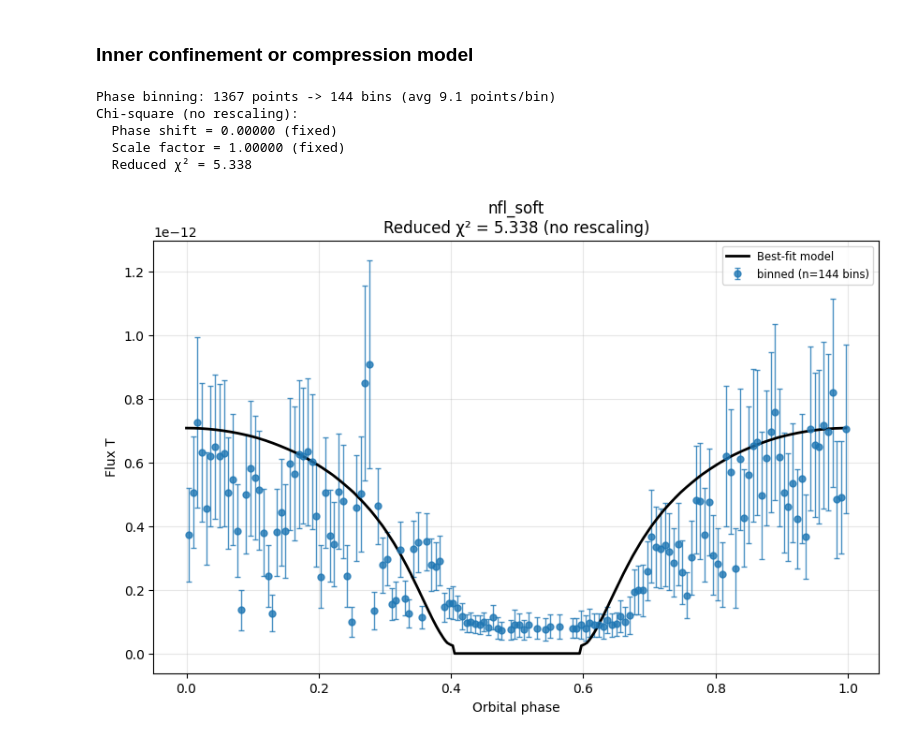
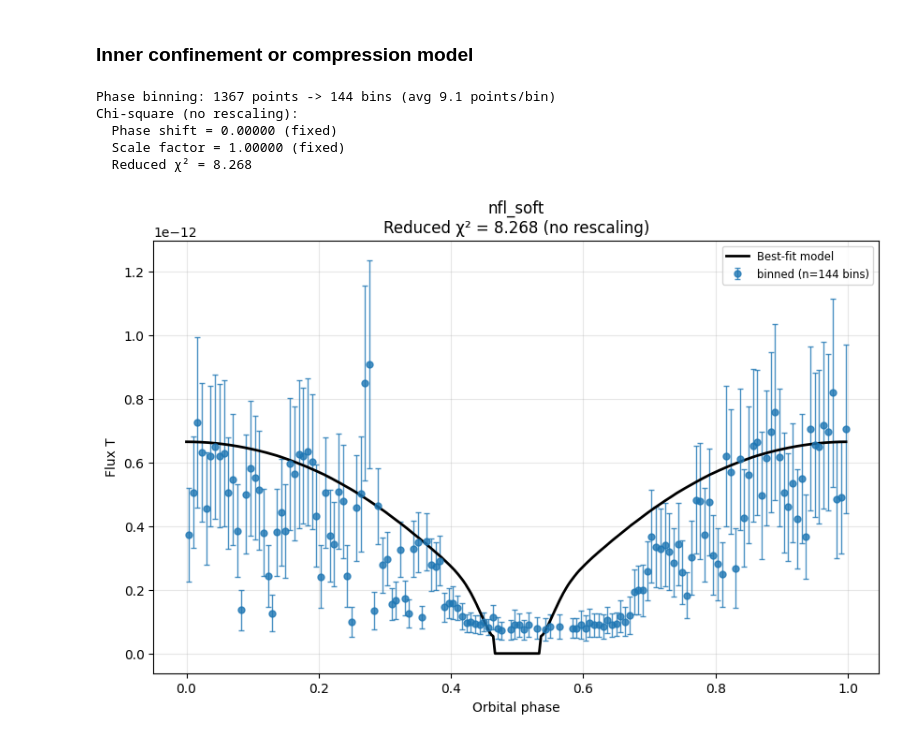
Before and after one commit to Ruchit10/XRB_LightCurve, a Jupyter notebook: xrb_toy_wind_models.ipynb, the cells around one changed output. Saved outputs shown, nothing was run; the diff lists cells and outputs as text; code cells hidden in the pictures.

```diff
--- a/xrb_toy_wind_models.ipynb
+++ b/xrb_toy_wind_models.ipynb
@@ -131,46 +131,46 @@ Chi-square (no rescaling):
 ### Inner confinement or compression model
 # %%
 # Confinement wind model
-R = 2.620185
-wind_params = {"fconf": 10.0, "ell": 0.5, "R_star": R}
+R = 7.5
+wind_params = {"fconf": 5.0, "ell": 0.6, "R_star": R}
 sim_df = simulate_lightcurve(
         r=0.074665,
         R=R,
-        d1=2.23,
-        d2=1.70,
+        d1=7.23,
+        d2=6.70,
         gma0=-90,
-        i0=22,
+        i0=30,
         dth=1,
         d2h=6,
         dz=0.5,
         verbose=False,
         n_jobs=7,
         flux_method="interpolate",
         flux_csv_path="./analyses/flux_vs_nH_tbabs_15803_soft.csv",
         flux_type="erg",
         lam=0.533545,
         Rmax=None,
         converge_rmax=True,
         wind_model="confinement",
         wind_params=wind_params,
     )
 df = phase_bin_data(
     data_df,
     n_bins=150,
     min_points_per_bin=5,
     rate_column='rate',
     error_column='error',
     verbose=True
 )
 is_binned = True
 sim_columns = detect_flux_columns(sim_df)
 shift, scale, chi2 = fit_simulation(df, sim_df, sim_columns[0], rescale=False)
 plot_phase(df, None, sim_df, shift, scale, sim_columns[0], chi2,
             rescaled=False, obs_column_name=obs_column, is_binned=is_binned)
 # %% [output]
 Phase binning: 1367 points -> 144 bins (avg 9.1 points/bin)
 Chi-square (no rescaling):
   Phase shift = 0.00000 (fixed)
   Scale factor = 1.00000 (fixed)
-  Reduced χ² = 5.338
+  Reduced χ² = 8.268
-[figure, old version]
+[figure, new version]
```
Also changed, not shown: parts of 1 cell of this notebook, 2 other files.
